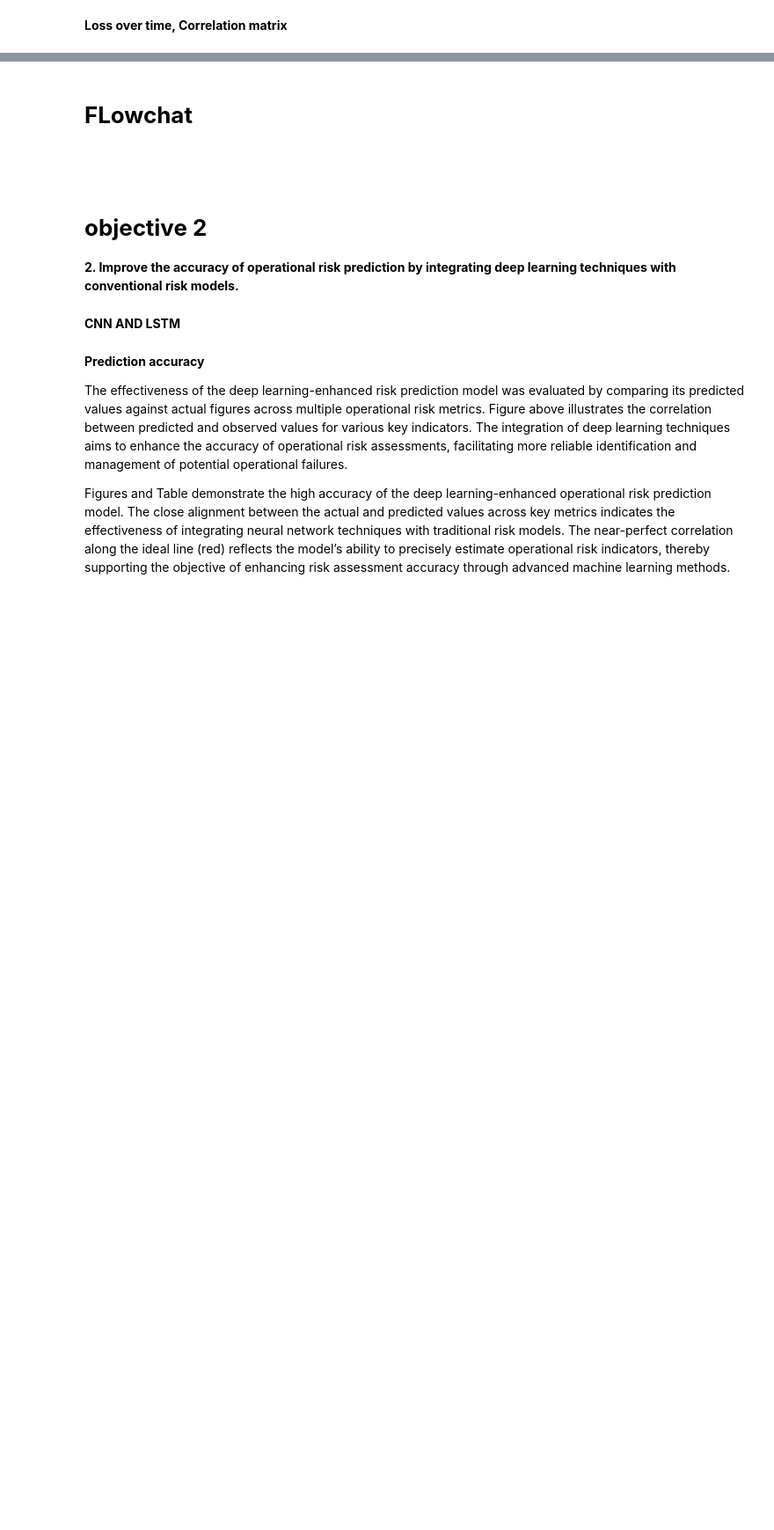
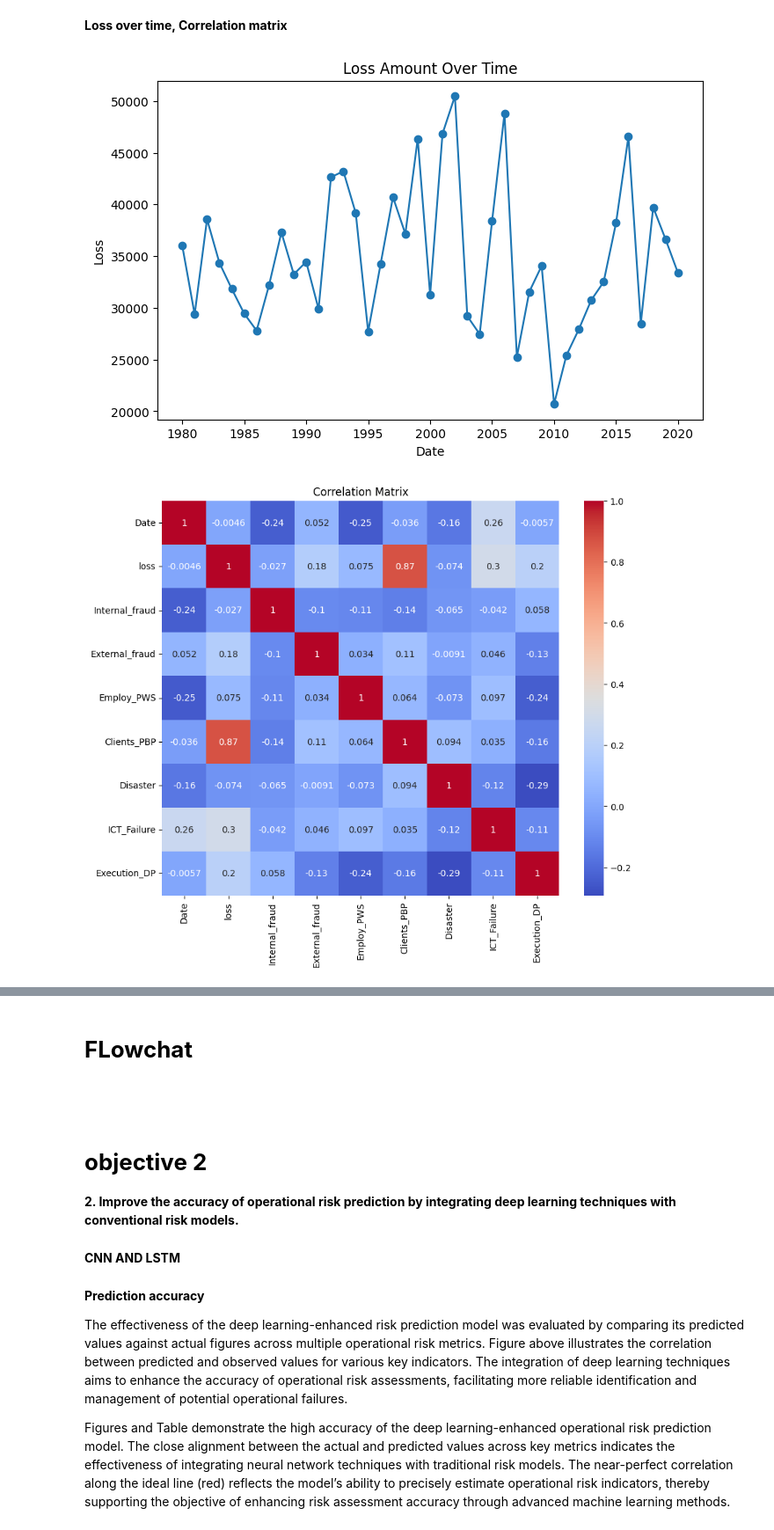
Before and after one commit to rygo1232/ryan1, a Jupyter notebook: DP_MODEL.ipynb, the cells around one changed output, grey strips where cells are left out. Shown at 88% size. Cells and saved outputs as stored; diff of their text form; code cells hidden in the pictures; blank space fills up the shorter version.

```diff
--- a/DP_MODEL.ipynb
+++ b/DP_MODEL.ipynb
@@ -529,43 +577,46 @@ plt.show()
 **Loss over time, Correlation matrix**
 # %%
 # 1. Compute correlation matrix
-correlation_matrix = original_data.corr()
+correlation_matrix = opr_data.corr()
 
 # 2. Get feature names and correlation with 'loss'
-feature_names = [col for col in original_data.columns if col != 'loss']
-correlation_with_loss = original_data[feature_names].corrwith(original_data['loss'])
+feature_names = [col for col in opr_data.columns if col != 'loss']
+correlation_with_loss = opr_data[feature_names].corrwith(opr_data['loss'])
 correlation_with_loss_values = correlation_with_loss.values
 
 # 3. Plotly your visualization function as before
 def visualize_data_separately():
     # Loss over time
     plt.figure(figsize=(8, 5))
-    plt.plot(original_data['Date'], original_data['loss'], marker='o')
+    plt.plot(opr_data['Date'], opr_data['loss'], marker='o')
     plt.title('Loss Amount Over Time')
     plt.xlabel('Date')
     plt.ylabel('Loss')
     plt.show()
 
     # Correlation matrix
     plt.figure(figsize=(10, 8))
     sns.heatmap(correlation_matrix, annot=True, cmap='coolwarm')
     plt.title('Correlation Matrix')
     plt.show()
 
     # Distribution of Loss
     plt.figure(figsize=(8, 5))
-    sns.histplot(original_data['loss'], bins=20, kde=True, color='gray')
+    sns.histplot(opr_data['loss'], bins=20, kde=True, color='gray')
     plt.title('Distribution of Loss')
     plt.xlabel('Loss')
     plt.ylabel('Frequency')
     plt.show()
 
     # Feature correlation with Loss
     plt.figure(figsize=(8, 5))
     sns.barplot(x=feature_names, y=correlation_with_loss_values)
     plt.title('Feature Correlation with Loss')
     plt.xticks(rotation=45)
     plt.show()
 
 #Call the function
 visualize_data_separately()
+# %% [output]
+[figure, added]
+[figure, added]
```
Also changed, not shown: parts of 5 cells of this notebook.
